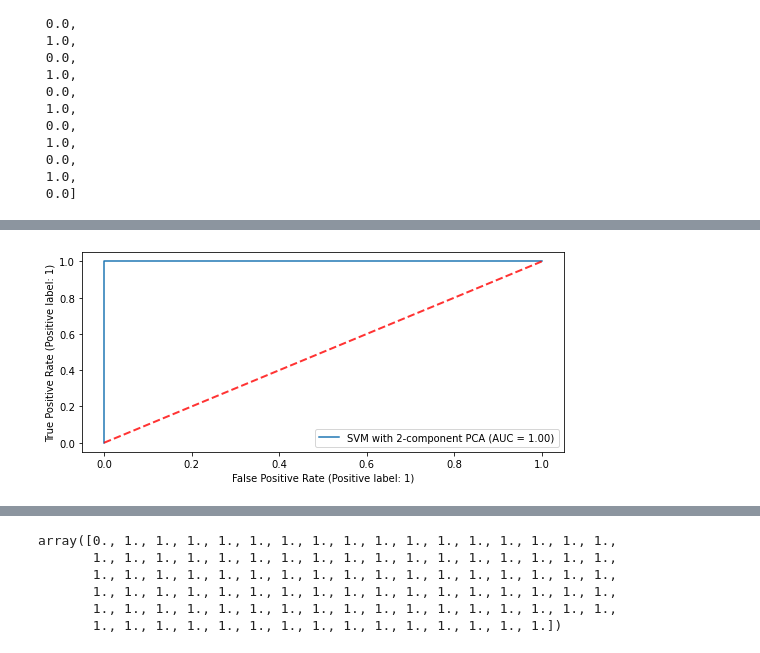
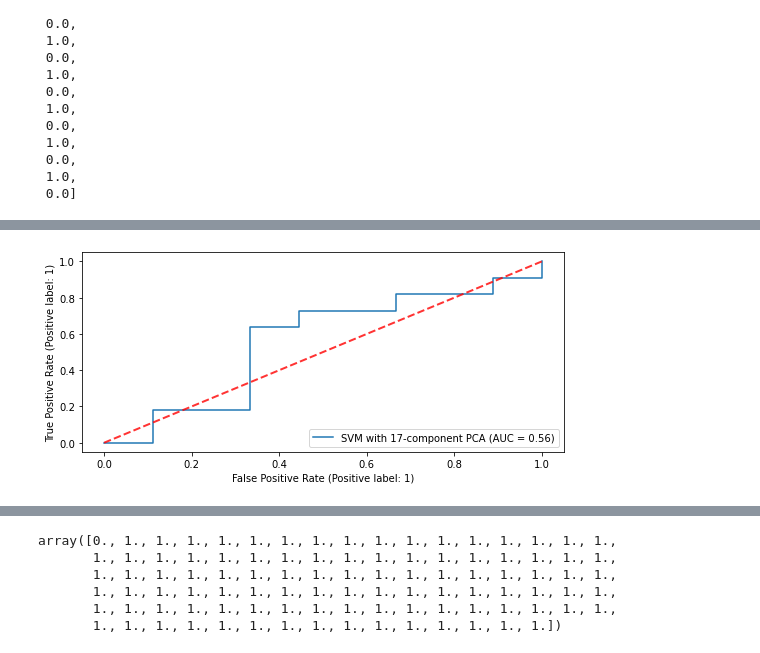
Before and after one commit to ladcva/raman_spectroscopy, a Jupyter notebook: pca_svm.ipynb, the cells around one changed output, grey strips where cells are left out. Cells and saved outputs as stored; diff of their text form; code cells hidden in the pictures.

```diff
--- a/pca_svm.ipynb
+++ b/pca_svm.ipynb
@@ -90,11 +90,11 @@ from sklearn.metrics import roc_curve, plot_confusion_matrix, RocCurveDisplay
 # %%
 pca = PCA(n_components=2)
 # %%
-pca.fit(veinData)
+pca.fit(earData)
 # %% [output]
 PCA(n_components=2)
 # %%
-X_pca = pca.fit_transform(veinData)
+X_pca = pca.fit_transform(earData)
 # %%
 X_pca
 # %% [output]
@@ -236,7 +250,7 @@ def flatten_np(array):
 # %%
 # Run classifier with cross-validation and plot ROC curves
 cv = KFold(n_splits=10, shuffle=True, random_state=42)
-classifier = SVC(kernel='linear', probability=True, random_state=42)
+classifier = SVC(kernel='rbf', probability=True, random_state=42)
 
 tprs = []
 aucs = []
@@ -316,7 +317,7 @@ TypeError: 'numpy.float64' object does not support item assignment
 # %%
 # Run classifier with cross-validation and plot ROC curves
 cv = StratifiedKFold(n_splits=10, shuffle=True, random_state=42)
-classifier = SVC(kernel='linear', probability=True, random_state=42)
+classifier = SVC(kernel='rbf', probability=True, random_state=42)
 
 tprs = []
 aucs = []
@@ -334,11 +335,6 @@ for i, (train, test) in enumerate(cv.split(X, y)):
     # print(y[test])
 
     classifier.fit(X[train], y[train])
-    # viz = roc_curve(classifier, X[test], y[test])
-    # interp_tpr = np.interp(mean_fpr, viz.fpr, viz.tpr)
-    # interp_tpr[0] = 0.0
-    # tprs.append(interp_tpr)
-    # aucs.append(viz.roc_auc)
 
     y_test.append(y[test].to_list()[0])
     y_test.append(y[test].to_list()[1])
@@ -346,14 +342,7 @@ for i, (train, test) in enumerate(cv.split(X, y)):
 
     RocCurveDisplay.from_estimator(classifier, X[test], y[test])
 
-    # score = roc_auc_score(y[test], classifier.predict_proba(X[test])[:, 1])
-
-
-    # summarize scores
-    # print('DM2: ROC AUC=%.3f' % (score))
-
     print(f'y_test : {classifier.predict(X[test])} \n')
-    # print(f'AUC of fold {i+1} : {viz.roc_auc}')
     print('------------------')
 # %% [output]
 FOLD 1 Test set
@@ -439,10 +428,10 @@ y_pred_proba
 # %%
-RocCurveDisplay.from_predictions(y_test, y_pred_proba, pos_label=1, name='SVM with 2-component PCA')
+RocCurveDisplay.from_predictions(y_test, y_pred_proba, pos_label=1, name='SVM with 17-component PCA')
 plt.plot([0, 1], [0, 1], linestyle='--', lw=2, color='r',
         label='Chance', alpha=.8)
 plt.savefig('plot/roc_auc_pca_2.pdf')
 # %% [output]
-[figure, old version]
+[figure, new version]
 # %%
 plt.figure(figsize=(10, 8))
 # Plotting our two-features-space
```
Also changed, not shown: parts of 18 cells of this notebook, 22 other files.
